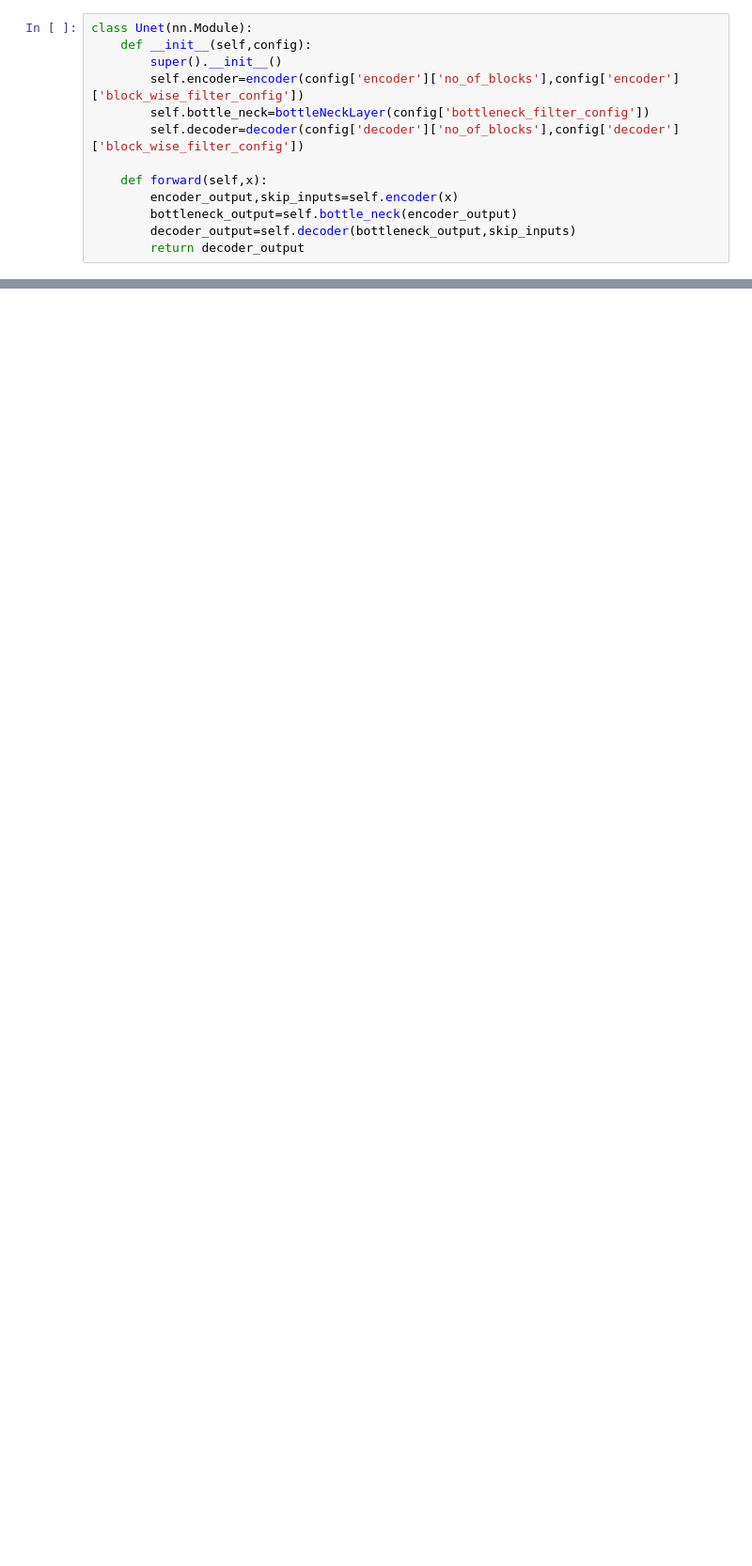
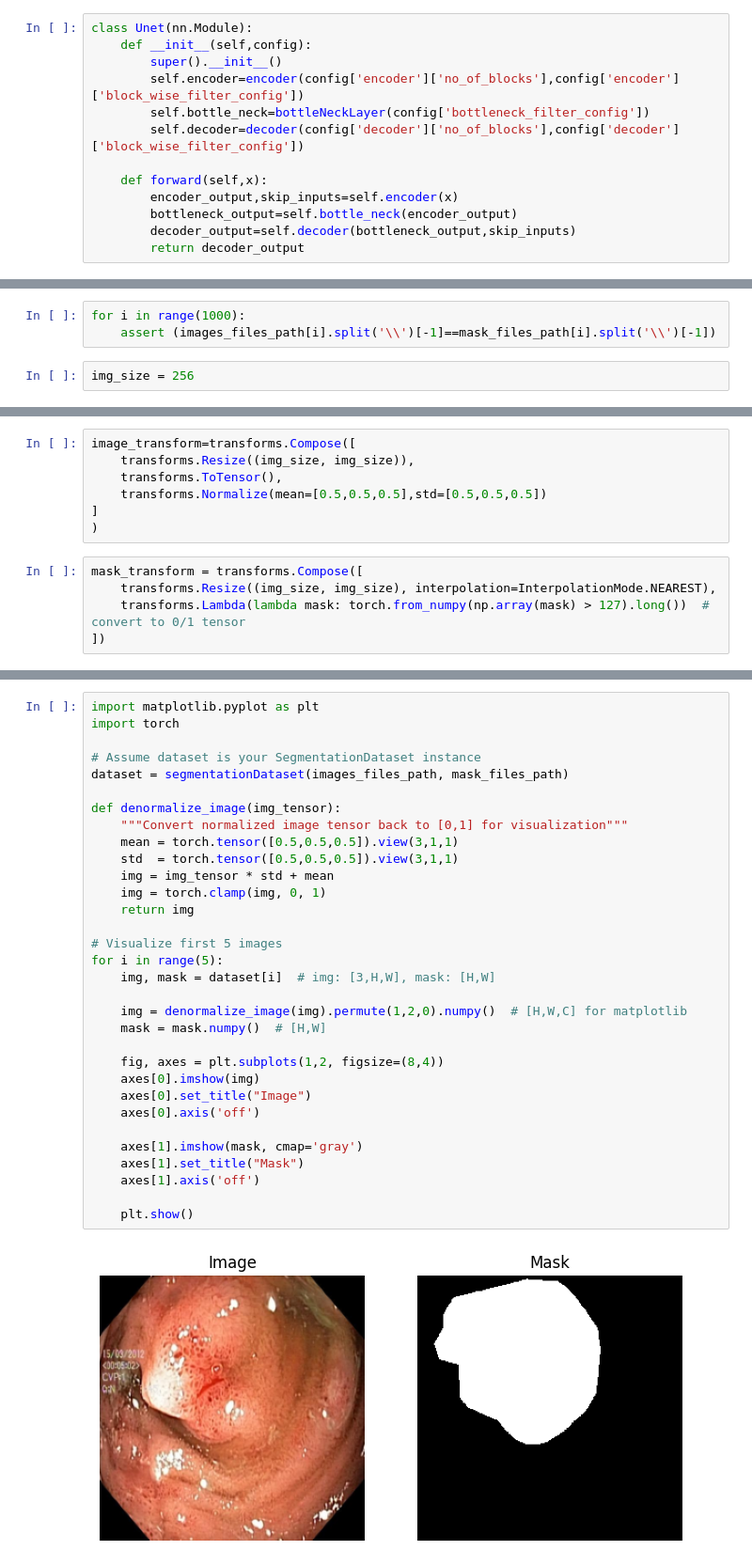
Before and after one commit to mahi-anol/Unet-architechture-replication-from-orginal-paper, a Jupyter notebook: notebooks/architecture.ipynb, the cells around one changed output, grey strips where cells are left out. Shown at 94% size. Cells and saved outputs as stored; diff of their text form; blank space fills up the shorter version.

```diff
--- a/notebooks/architecture.ipynb
+++ b/notebooks/architecture.ipynb
@@ -102,0 +224,5 @@ class Unet(nn.Module):
+# %%
+for i in range(1000):
+    assert (images_files_path[i].split('\\')[-1]==mask_files_path[i].split('\\')[-1])
+# %%
+img_size = 256
@@ -102,0 +231,12 @@ class Unet(nn.Module):
+# %%
+image_transform=transforms.Compose([
+    transforms.Resize((img_size, img_size)),
+    transforms.ToTensor(),
+    transforms.Normalize(mean=[0.5,0.5,0.5],std=[0.5,0.5,0.5])
+]
+)
+# %%
+mask_transform = transforms.Compose([
+    transforms.Resize((img_size, img_size), interpolation=InterpolationMode.NEAREST),
+    transforms.Lambda(lambda mask: torch.from_numpy(np.array(mask) > 127).long())  # convert to 0/1 tensor
+])
@@ -102,0 +266,34 @@ class Unet(nn.Module):
+# %%
+import matplotlib.pyplot as plt
+import torch
+
+# Assume dataset is your SegmentationDataset instance
+dataset = segmentationDataset(images_files_path, mask_files_path)
+
+def denormalize_image(img_tensor):
+    """Convert normalized image tensor back to [0,1] for visualization"""
+    mean = torch.tensor([0.5,0.5,0.5]).view(3,1,1)
+    std  = torch.tensor([0.5,0.5,0.5]).view(3,1,1)
+    img = img_tensor * std + mean
+    img = torch.clamp(img, 0, 1)
+    return img
+
+# Visualize first 5 images
+for i in range(5):
+    img, mask = dataset[i]  # img: [3,H,W], mask: [H,W]
+
+    img = denormalize_image(img).permute(1,2,0).numpy()  # [H,W,C] for matplotlib
+    mask = mask.numpy()  # [H,W]
+
+    fig, axes = plt.subplots(1,2, figsize=(8,4))
+    axes[0].imshow(img)
+    axes[0].set_title("Image")
+    axes[0].axis('off')
+
+    axes[1].imshow(mask, cmap='gray')
+    axes[1].set_title("Mask")
+    axes[1].axis('off')
+
+    plt.show()
+# %% [output]
+[figure, added]
```
Also changed, not shown: parts of 37 cells of this notebook, 2 other files.
